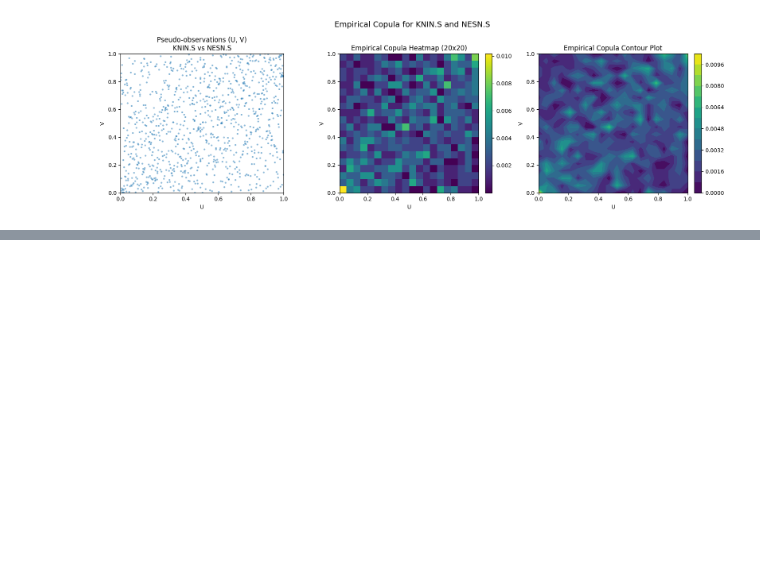
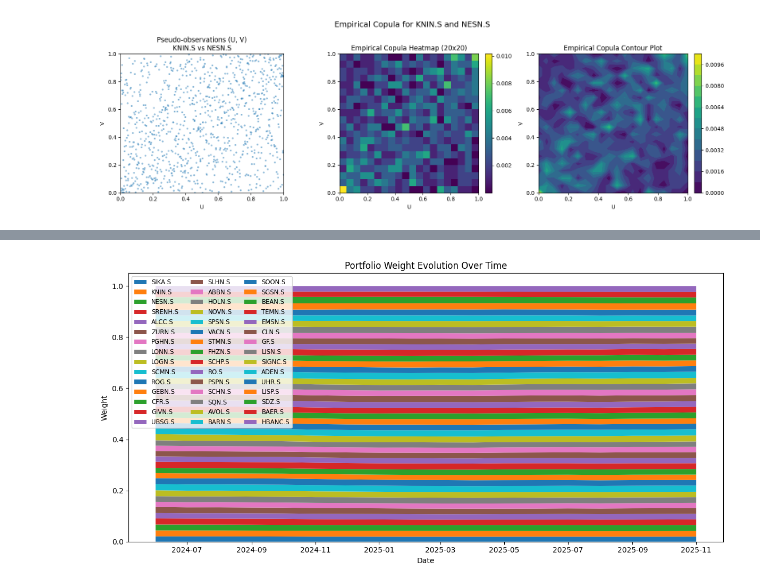
Before and after one commit to fdu11235/DependenceMeasures, a Jupyter notebook: src/eda.ipynb, the cells around one changed output, grey strips where cells are left out. Saved outputs shown, nothing was run; the diff lists cells and outputs as text; code cells hidden in the pictures; blank space fills up the shorter version.

```diff
--- a/src/eda.ipynb
+++ b/src/eda.ipynb
@@ -185,0 +189,23 @@ plot_asset_copula_contour(
+# %%
+# Load weights
+path = "ot_weights.csv"
+df = pd.read_csv(path)
+
+# Try to infer date column
+# Assume first column is date-like
+date_col = df.columns[0]
+df[date_col] = pd.to_datetime(df[date_col])
+df = df.set_index(date_col)
+
+# Plot weight evolution as stacked area chart
+fig, ax = plt.subplots(figsize=(12,6))
+ax.stackplot(df.index, df.T.values, labels=df.columns)
+ax.set_title("Portfolio Weight Evolution Over Time")
+ax.set_ylabel("Weight")
+ax.set_xlabel("Date")
+ax.legend(loc="upper left", fontsize="small", ncol=3)
+plt.tight_layout()
+
+plt.show()
+# %% [output]
+[figure, added]
```
Also changed, not shown: parts of 2 cells of this notebook, 1 other file.
